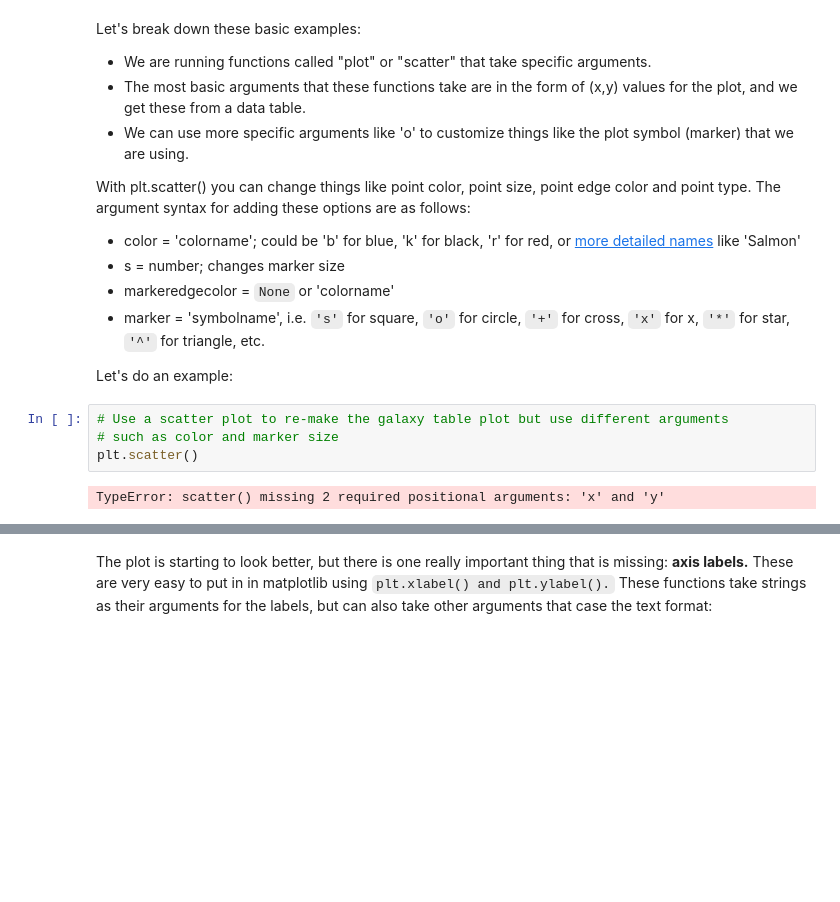
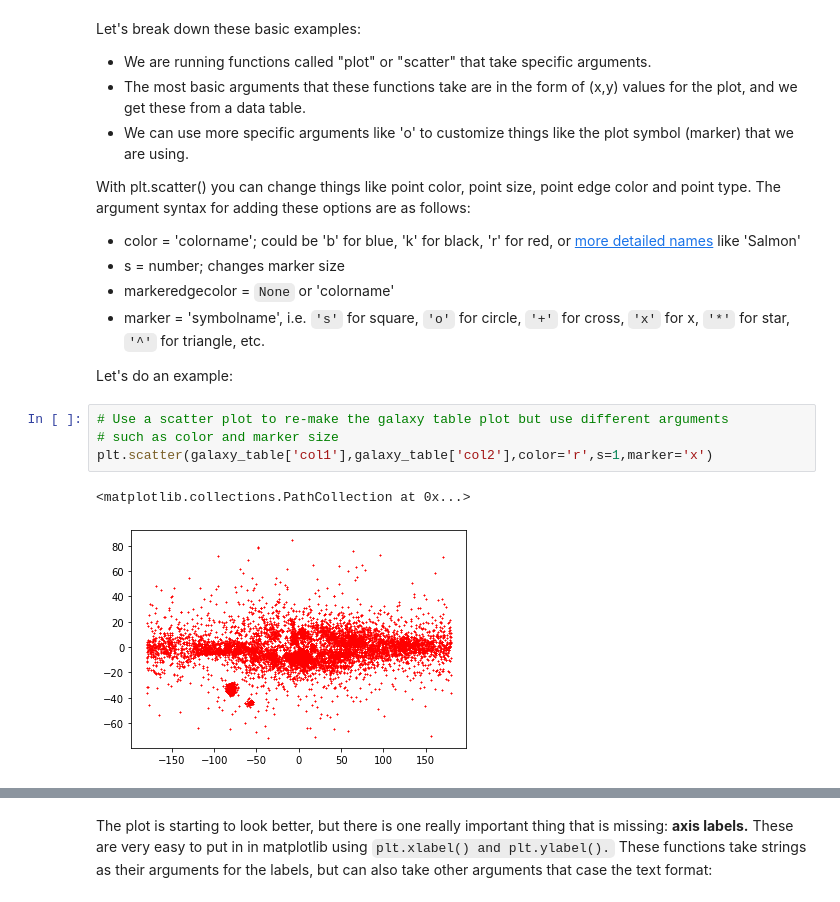
Before and after one commit to tuckwise/astr3190sp22, a Jupyter notebook: lessons/06-plotting_capps.ipynb, the cells around one changed output, grey strips where cells are left out. Drawn from its saved outputs; the diff is of its cells as text; blank space fills up the shorter version.

```diff
--- a/lessons/06-plotting_capps.ipynb
+++ b/lessons/06-plotting_capps.ipynb
@@ -242,9 +241,10 @@ Let's do an example:
 # %%
 # Use a scatter plot to re-make the galaxy table plot but use different arguments
 # such as color and marker size
-plt.scatter()
+plt.scatter(galaxy_table['col1'],galaxy_table['col2'],color='r',s=1,marker='x')
 # %% [output]
-TypeError: scatter() missing 2 required positional arguments: 'x' and 'y'
+<matplotlib.collections.PathCollection at 0x...>
+[figure, added]
 # %%
 # Here we can test the equivalent statement using plt.plot(),
 # note that the syntax is a little different
```
Also changed, not shown: parts of 5 cells of this notebook.
